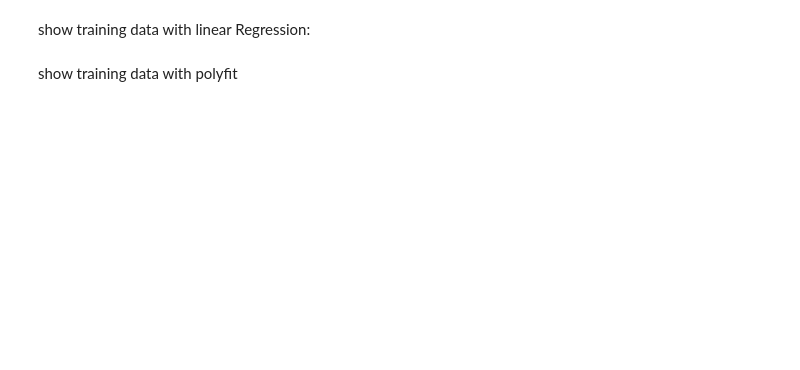
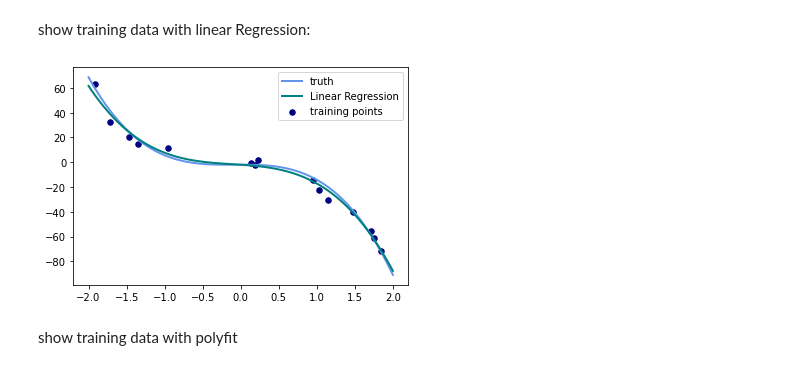
Before and after one commit to iubh/DLMDSML01_DEV, a Jupyter notebook: linear regression_en.ipynb, the cells around one changed output. Cells and saved outputs as stored; diff of their text form; code cells hidden in the pictures; blank space fills up the shorter version.

```diff
--- a/linear regression_en.ipynb
+++ b/linear regression_en.ipynb
@@ -521,26 +537,27 @@ plt.show()
 # %% [markdown]
 show training data with linear Regression:
 # %%
-# plot data
 #
-colors = ['teal', 'yellowgreen', 'gold', 'gray']
-lw = 2
-plt.plot(x_plot, f(x_plot), color='cornflowerblue', linewidth=lw,
+plt.plot(x_plot, f(x_plot), color=colors[0], linewidth=lw,
          label="truth")
 #
-plt.scatter(X, y, color='navy', s=30, marker='o', label="training points")
+plt.scatter(X, y, color=colors[1], s=30, marker='o', label="training points")
 #
 # linear regression
 #
 polynomial_features = PolynomialFeatures(degree=degree_polyfit)
+#
 pipeline = Pipeline([("polynomial_features", polynomial_features),
                          ("linear_regression", LinearRegression())])
-# linModel = make_pipeline(PolynomialFeatures(1), LinearRegression())
+#
 pipeline.fit(X,y)
 LinPlot = pipeline.predict(X_plot)
-plt.plot(x_plot, LinPlot, color=colors[0], linewidth=lw, label="Linear Regression")
+#
+plt.plot(x_plot, LinPlot, color=colors[2], linewidth=lw, label="Linear Regression")
 plt.legend()
 plt.show()
+# %% [output]
+[figure, added]
 # %% [markdown]
 show training data with polyfit
 # %%
```
Also changed, not shown: parts of 16 cells of this notebook, 6 other files.
